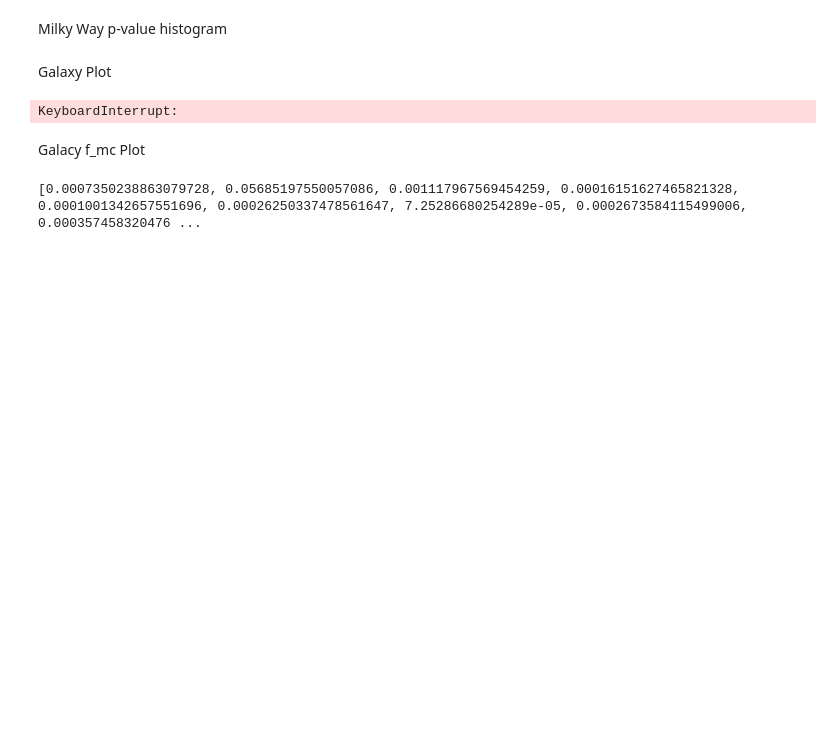
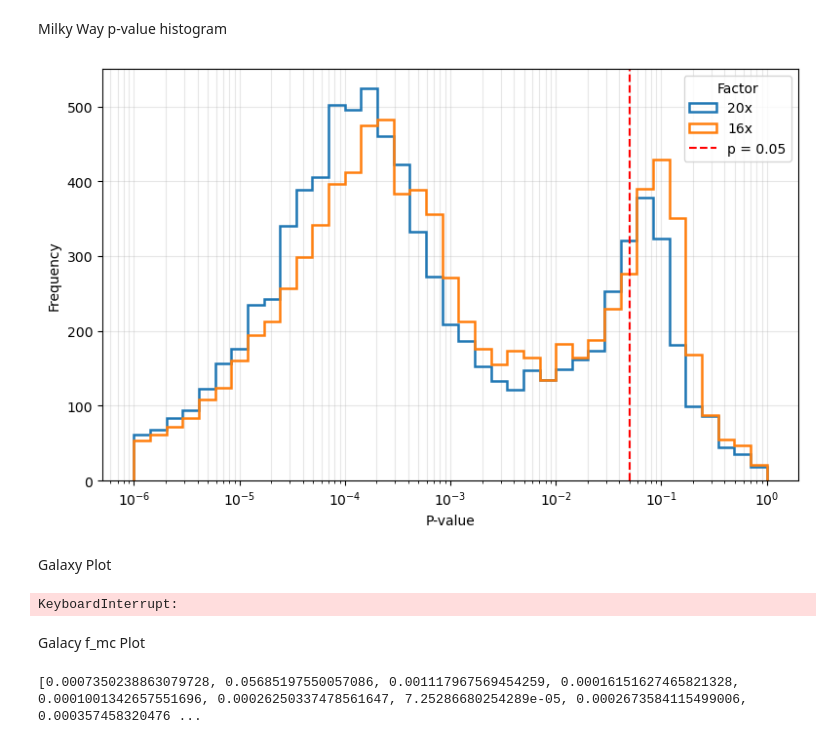
Before and after one commit to HaydenTedrake/HPV_project, a Jupyter notebook: Results/Forecast/10000foreCraterII+HVS14.ipynb, the cells around one changed output. Drawn from its saved outputs; the diff is of its cells as text; code cells hidden in the pictures; blank space fills up the shorter version.

Commit message:
factor 16 done

```diff
--- a/Results/Forecast/10000foreCraterII+HVS14.ipynb
+++ b/Results/Forecast/10000foreCraterII+HVS14.ipynb
@@ -232,29 +236,31 @@ Milky Way p-value histogram
 # %%
 # p4 = np.load("10000p_values_4.npy")
 # p8 = np.load("10000p_values_8.npy")
 # p12 = np.load("10000p_values_12.npy")
-# p16 = np.load("10000p_values_16.npy")
-# p20 = np.load("10000p_values_20.npy")
+p16 = np.load("10000p_values_16.npy")
+p20 = np.load("10000p_values_20.npy")
 
-# series = {2: p2, 10: p10, 20: p20}
+series = {20: p20, 16: p16}
 
-# all_pos = np.concatenate([v[np.isfinite(v) & (v > 0)] for v in series.values()])
-# xmin = max(all_pos.min(), 1e-6)
-# bins = np.logspace(np.log10(xmin), 0, 40)
+all_pos = np.concatenate([v[np.isfinite(v) & (v > 0)] for v in series.values()])
+xmin = max(all_pos.min(), 1e-6)
+bins = np.logspace(np.log10(xmin), 0, 40)
 
-# plt.figure(figsize=(8, 5))
-# for f, vals in series.items():
-#     vals = vals[np.isfinite(vals) & (vals > 0)]
-#     plt.hist(vals, bins=bins, histtype="step", linewidth=1.8, label=f"{f}x")
+plt.figure(figsize=(8, 5))
+for f, vals in series.items():
+    vals = vals[np.isfinite(vals) & (vals > 0)]
+    plt.hist(vals, bins=bins, histtype="step", linewidth=1.8, label=f"{f}x")
 
-# plt.xscale("log")
-# plt.xlabel("P-value")
-# plt.ylabel("Frequency")
-# plt.axvline(0.05, color="red", linestyle="--", linewidth=1.5, label="p = 0.05")
-# plt.legend(title="Factor")
-# plt.grid(True, which="both", alpha=0.3)
-# plt.tight_layout()
-# plt.show()
+plt.xscale("log")
+plt.xlabel("P-value")
+plt.ylabel("Frequency")
+plt.axvline(0.05, color="red", linestyle="--", linewidth=1.5, label="p = 0.05")
+plt.legend(title="Factor")
+plt.grid(True, which="both", alpha=0.3)
+plt.tight_layout()
+plt.show()
+# %% [output]
+[figure, added]
 # %% [markdown]
 Galaxy Plot
 # %%
```
Also changed, not shown: parts of 4 cells of this notebook, 1 other file.
